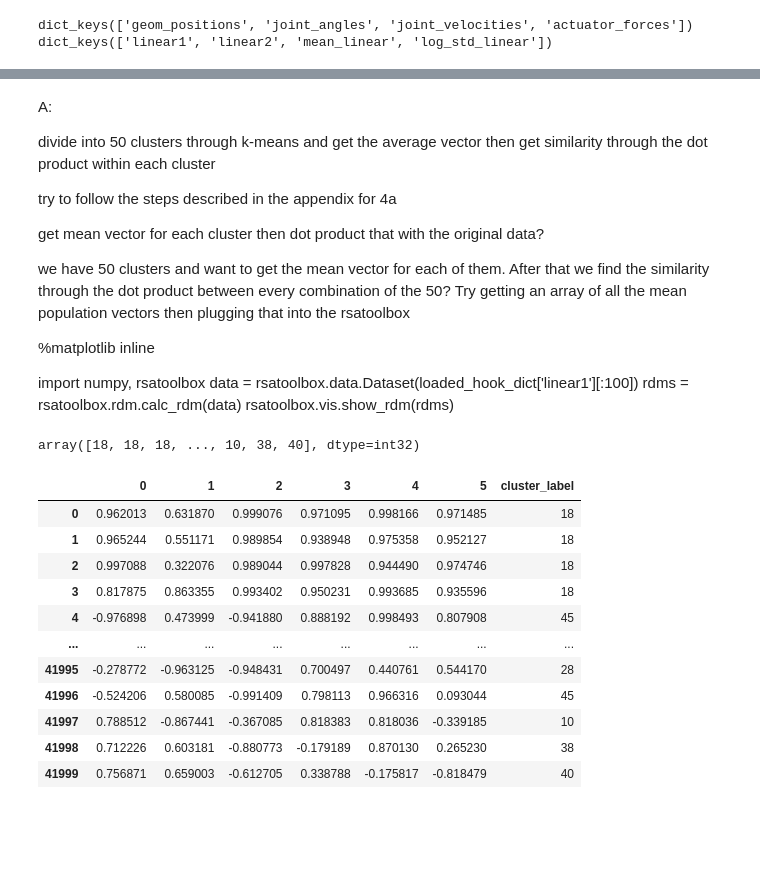
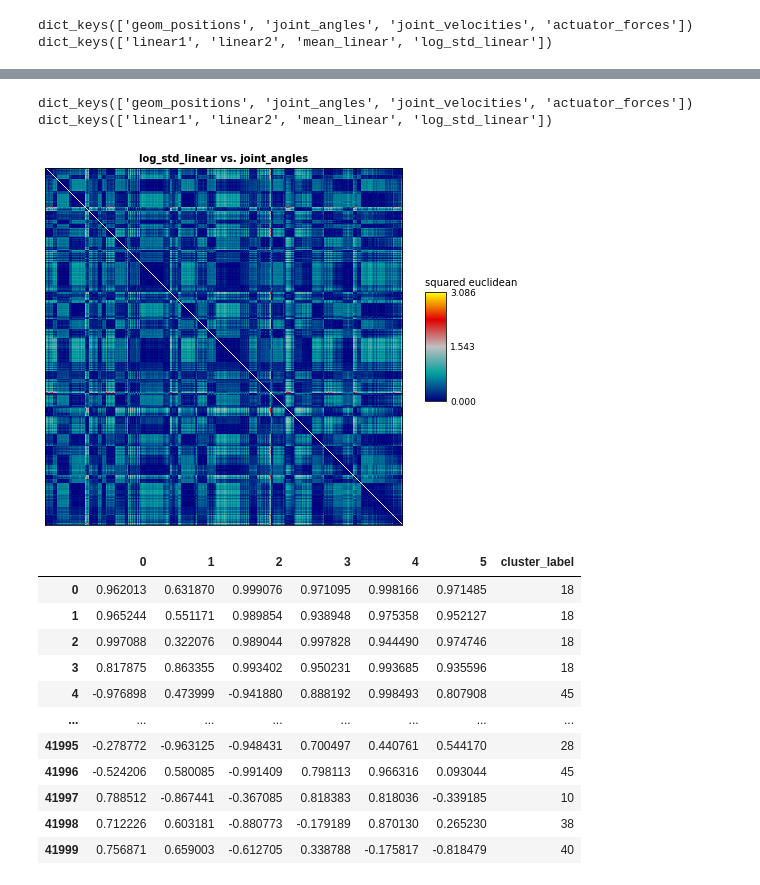
Before and after one commit to danielcson/DSC-CAPSTONE-Q1, a Jupyter notebook: notebooks/cheetah_activations_eda.ipynb, the cells around one changed output, grey strips where cells are left out. Saved outputs shown, nothing was run; the diff lists cells and outputs as text; code cells hidden in the pictures; blank space fills up the shorter version.

```diff
--- a/notebooks/cheetah_activations_eda.ipynb
+++ b/notebooks/cheetah_activations_eda.ipynb
@@ -1193,23 +1089,0 @@ sns.heatmap(df_c, cbar_kws={'label':'Representational similarity (CKA)'}, cmap="
-# %% [markdown]
-A:
-
-divide into 50 clusters through k-means and get the average vector then get similarity through the dot product within each cluster
-
-try to follow the steps described in the appendix for 4a
-
-get mean vector for each cluster then dot product that with the original data?
-
-we have 50 clusters and want to get the mean vector for each of them. After that we find the similarity through the dot product between every combination of the 50? Try getting an array of all the mean population vectors then plugging that into the rsatoolbox
-
-%matplotlib inline
-
-import numpy, rsatoolbox
-data = rsatoolbox.data.Dataset(loaded_hook_dict['linear1'][:100])
-rdms = rsatoolbox.rdm.calc_rdm(data)
-rsatoolbox.vis.show_rdm(rdms)
-# %%
-kmeans = KMeans(n_clusters=50, random_state=0).fit(total_kinematic_dict['actuator_forces'])
-# %%
-kmeans.labels_
-# %% [output]
-array([18, 18, 18, ..., 10, 38, 40], dtype=int32)
@@ -1228,3 +1090,9 @@ def cluster_mean(behavior):
+# %%
+print(total_kinematic_dict.keys())
+print(loaded_hook_dict.keys())
+# %% [output]
+dict_keys(['geom_positions', 'joint_angles', 'joint_velocities', 'actuator_forces'])
+dict_keys(['linear1', 'linear2', 'mean_linear', 'log_std_linear'])
 # %%
 %matplotlib inline
 import numpy, rsatoolbox
@@ -1245,4 +1113,5 @@ def plot_5a(activation,kinematic):
     out = np.array(all_calcs)
     data = rsatoolbox.data.Dataset(out)
     rdms = rsatoolbox.rdm.calc_rdm(data)
-    rsatoolbox.vis.show_rdm(rdms, rdm_descriptor='title', show_colorbar='panel', figsize=(8,8))
+    title = activation + ' vs. ' + kinematic
+    rsatoolbox.vis.show_rdm(rdms, rdm_descriptor=title, show_colorbar='panel', figsize=(8,8))
@@ -1251,3 +1118,7 @@ def plot_5a(activation,kinematic):
+# %%
+plot_5a('log_std_linear', 'joint_angles')
+# %% [output]
+[figure, added]
 # %%
   kmeans = KMeans(n_clusters=50, random_state=0).fit(total_kinematic_dict['actuator_forces'])
   df = pd.DataFrame(total_kinematic_dict['actuator_forces'])
```
Also changed, not shown: parts of 27 cells of this notebook, 2 other files.
